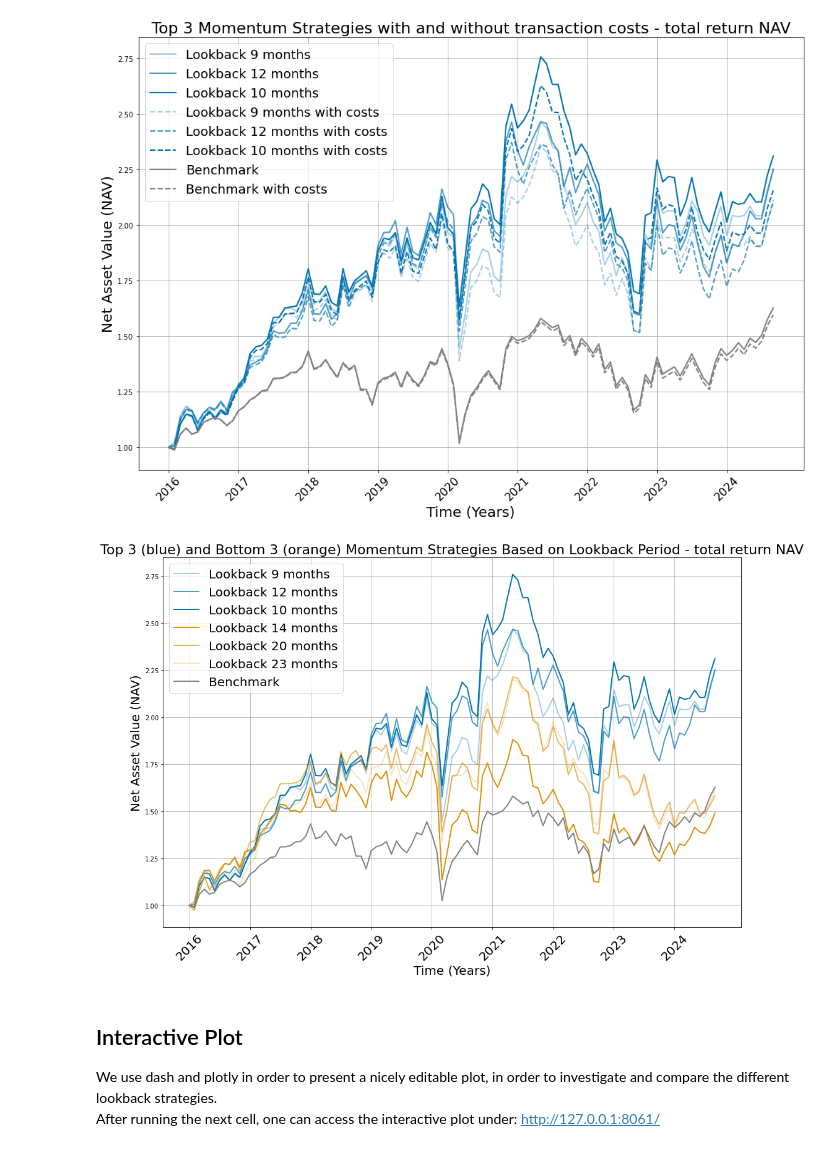
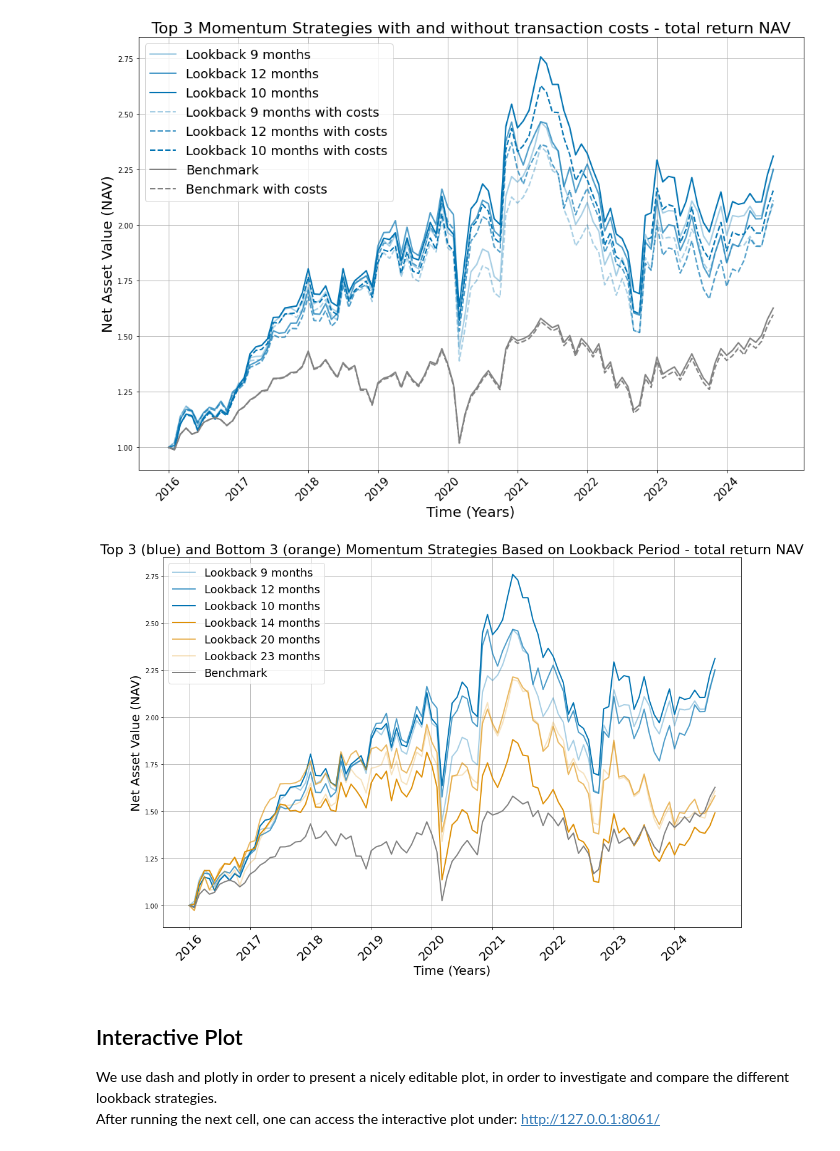
Before and after one commit to thomas0345/project_momentum, a Jupyter notebook: momentum_notebook.ipynb, the cells around one changed output. Drawn from its saved outputs; the diff is of its cells as text; code cells hidden in the pictures.

```diff
--- a/momentum_notebook.ipynb
+++ b/momentum_notebook.ipynb
@@ -715,35 +715,35 @@ benchmark_line, = plt.plot(benchmark_nav, label='Benchmark', linestyle='-', line
 legend_entries.append(('Benchmark', benchmark_line))
 
 
 # Unpack sorted labels and line objects - because we sort the returns to only show best x lookbacks and worst x lookbacks
 sorted_labels, sorted_lines = zip(*legend_entries)
 
 
 
 # Add the sorted legend right at the edge of the upper left corner
-plt.legend(sorted_lines, sorted_labels, loc='upper left', bbox_to_anchor=(0, 1), fontsize=20)
+plt.legend(sorted_lines, sorted_labels, loc='upper left', bbox_to_anchor=(0, 1), fontsize=18)
 
 # Add x-axis ticks and labels
 x_data_points = range(len(monthlyDates4Fig))  # Example indices from MonthlyData4Fig
 x_labels = [monthlyDates4Fig[i] for i in range(0, len(monthlyDates4Fig), 12)]  # Yearly intervals
 plt.xticks(ticks=range(0, len(monthlyDates4Fig), 12), labels=x_labels, rotation=45, fontsize=20)
 
 
 
 # Additional plotting aesthetic
 plt.title(f'Top {x} (blue) and Bottom {x} (orange) Momentum Strategies Based on Lookback Period - total return NAV', fontsize=22)
 plt.xlabel('Time (Years)', fontsize=20)
 plt.ylabel('Net Asset Value (NAV)', fontsize=20)
 plt.grid(True)
 plt.tight_layout()
 # Save the figure to the correct directory
 output_directory = os.path.join(current_directory, 'reports', 'figures')
 os.makedirs(output_directory, exist_ok=True)
 output_path = os.path.join(output_directory, 'fig_bm.pdf')
 plt.savefig(output_path, format='pdf', dpi=300)
 plt.show()
 # %% [output]
-[figure, old version]
+[figure, new version]
 # %% [markdown]
 ## Interactive Plot
 We use dash and plotly in order to present a nicely editable plot, in order to investigate and compare the different lookback strategies.\
```
Also changed, not shown: parts of 6 cells of this notebook, 1 other file.
